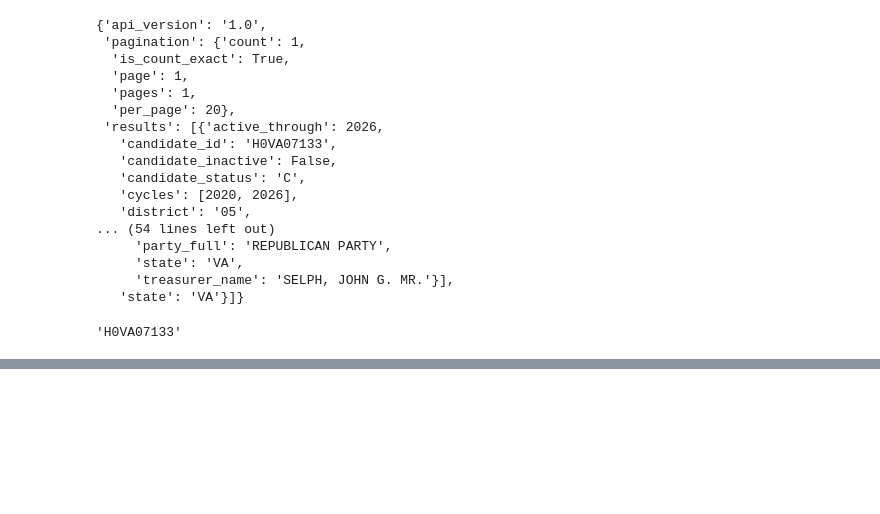
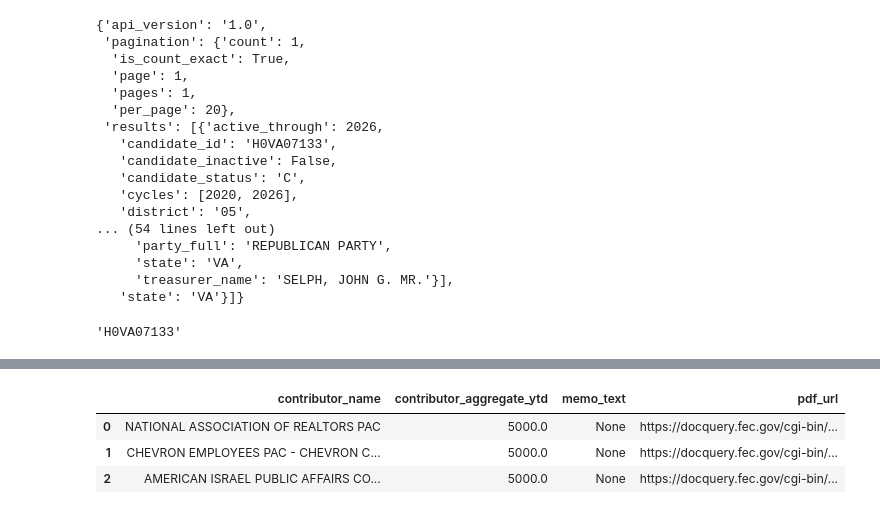
Before and after one commit to janiceeguo/DS6600-congress, a Jupyter notebook: notebooks/congressapi.ipynb, the cells around one changed output, grey strips where cells are left out. Cells and saved outputs as stored; diff of their text form; code cells hidden in the pictures; blank space fills up the shorter version.

```diff
--- a/notebooks/congressapi.ipynb
+++ b/notebooks/congressapi.ipynb
@@ -194,0 +247,6 @@ r.json()
+# %%
+endpoint = f'/v1/schedules/schedule_a'
+params = {'api_key': feckey, 'committee_id': committee_ids[0], 'per_page': 100, 'sort': '-contribution_receipt_amount', 'last_contribution_receipt_amount': lastindex['last_contribution_receipt_amount'],'last_index': lastindex['last_index']}
+
+r = requests.get(root + endpoint, headers=headers, params=params)
+r.json()
@@ -194,0 +271,13 @@ r.json()
+# %%
+contrib_dict = [{'contributor_name': i['contributor_name'],
+                'contributor_aggregate_ytd': i['contributor_aggregate_ytd'],
+                'memo_text': i['memo_text'],
+                'pdf_url': i['pdf_url']} for i in r.json()['results']]
+
+contrib_df = pd.DataFrame(contrib_dict)
+contrib_df.head(3)
+# %% [output]
+|  | contributor_name | contributor_aggregate_ytd | memo_text | pdf_url |
+| 0 | NATIONAL ASSOCIATION OF REALTORS PAC | 5000.0 | None | https://docquery.fec.gov/cgi-bin/... |
+| 1 | CHEVRON EMPLOYEES PAC - CHEVRON C... | 5000.0 | None | https://docquery.fec.gov/cgi-bin/... |
+| 2 | AMERICAN ISRAEL PUBLIC AFFAIRS CO... | 5000.0 | None | https://docquery.fec.gov/cgi-bin/... |
```
Also changed, not shown: parts of 13 cells of this notebook.
